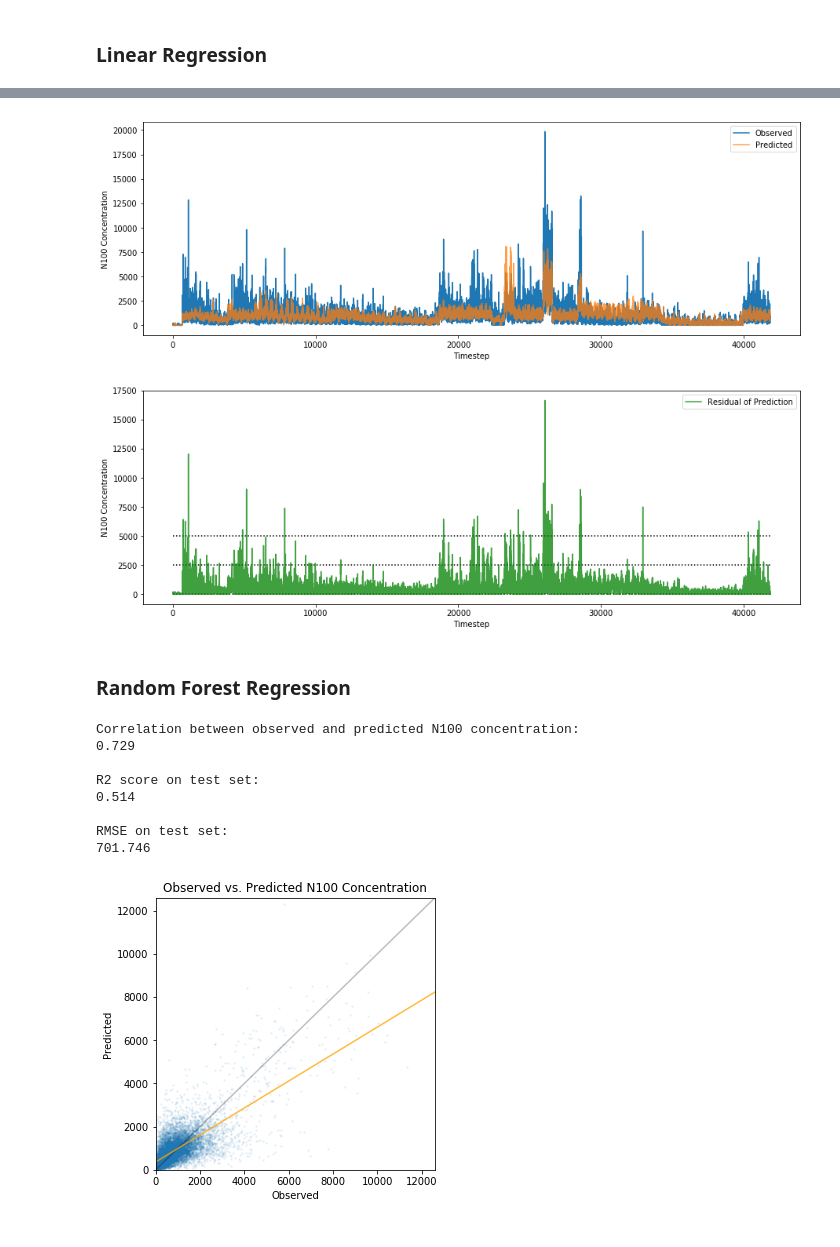
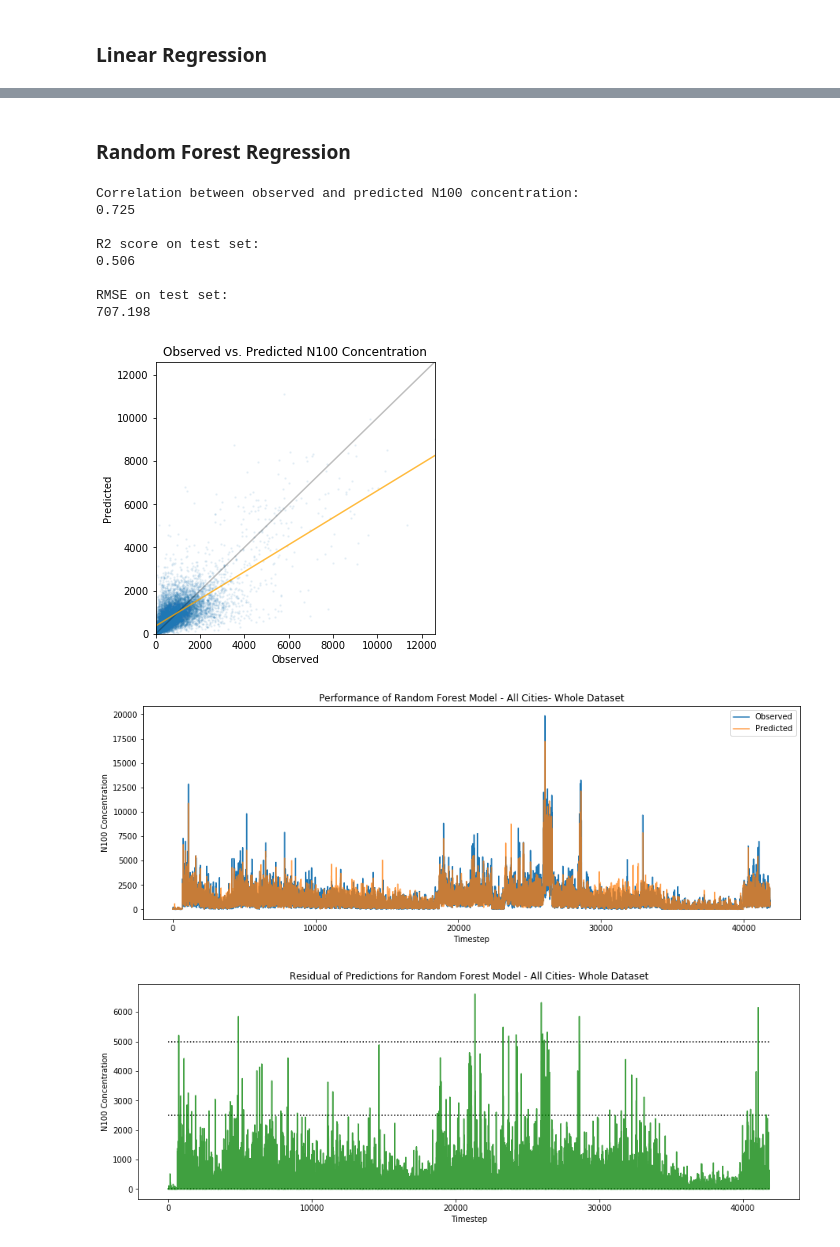
Before and after one commit to ellarauth/aerosol-modeling, a Jupyter notebook: notebooks/explore.ipynb, the cells around one changed output, grey strips where cells are left out. Saved outputs shown, nothing was run; the diff lists cells and outputs as text; code cells hidden in the pictures.

```diff
--- a/notebooks/explore.ipynb
+++ b/notebooks/explore.ipynb
@@ -195,8 +193,7 @@ def calc_trend_resid(data, non_numeric, window_size):
     for ma_var in ma_vars:
         data[ma_var+'_trend'] = data_ma[ma_var]
 
-    data = data[window_size:]
-    return data
+    return data[window_size:]
 
 
 def add_trend_resid(data, non_numeric, window_size):
@@ -212,11 +209,9 @@ def add_trend_resid(data, non_numeric, window_size):
             data_cities.append(subset)
 
         # joining the data from each city with the original dataframe and removing the unique ids
-        data = pd.concat(data_cities)
+        return pd.concat(data_cities)
     else:
-        data = calc_trend_resid(data, non_numeric, window_size)
-
-    return data
+        return calc_trend_resid(data, non_numeric, window_size)
 # %% [markdown]
 ## Creating the dataset
 # %%
@@ -277,7 +272,7 @@ def transform_data(data, dates):
 
     # temperature trend
     if use_t:
-        data_comb.append(np.exp(0.047*data.t_trend + 0.063*data.t_res - 6.948))  # pre-calculated transformation
+        data_comb.append(np.exp(0.04758*data.t_trend + 0.05*data.t_res - 7.049))  # pre-calculated transformation
         if use_residual:
             data_comb.append(data.t_trend)  # trend
             data_comb.append(data.t_res)  # residual
@@ -727,56 +790,45 @@ RMSE on test set:
-# %%
-predictions = model.predict(np.array(df_comb[predictors]))
-
-# removing negative values
-predictions[predictions < 0] = 0
-
-# reverse transforming the data if neccessary
-if trans_n100:
-    predictions = np.exp(predictions)
-
-plt.figure(figsize=(15, 5))
-plt.plot(df.n100, label='Observed')
-plt.plot(predictions, label='Predicted', alpha=0.75)
-plt.xlabel('Timestep')
-plt.ylabel('N100 Concentration')
-plt.legend()
-
-plt.figure(figsize=(15, 5))
-plt.plot(np.abs(df.n100 - predictions), label='Residual of Prediction', c='green', alpha=0.75)
-plt.hlines([0, 2500, 5000], 0, len(predictions), linestyles = 'dotted')
-plt.xlabel('Timestep')
-plt.ylabel('N100 Concentration')
-plt.legend();
-# %% [output]
-[figure, removed]
-[figure, removed]
 # %% [markdown]
 ### Random Forest Regression
 # %%
-# Random Forest
+# fitting the random forest model
 model = RandomForestRegressor(n_estimators=len(predictors)).fit(X_train, y_train)
+
+# making test set predictions
 predictions = model.predict(X_test)
 
-# removing negative values
+# removing predictions that are negative
 predictions[predictions < 0] = 0
 
+# checking if the n100 data was log-transformed
 if trans_n100:
+    # plotting log(observed) vs. log(predicted) n100 concentrations
     log_log_eval(predictions)
 
-# reverse transforming the data if neccessary
-if trans_n100:
+    # reverse transforming the data if neccessary
     predictions = np.exp(predictions)
 
+# plotting observed vs. predicted n100 concentrations
 corr_eval(predictions)
+
+# evaluating the model performance
 eval_model(predictions, model)
-# plot_results('Random Forest', predictions)
+
+# making predictions for the whole dataset
+predictions = model.predict(np.array(df_comb[predictors]))
+predictions[predictions < 0] = 0
+predictions = np.exp(predictions) if trans_n100 else predictions
+
+# plotting the observed and predicted n100 concentrations against time
+plot_all_results('Random Forest', predictions, df)
 # %% [output]
 Correlation between observed and predicted N100 concentration:
-0.729
+0.725
 
 R2 score on test set:
-0.514
+0.506
 
 RMSE on test set:
-701.746
+707.198
-[figure, old version]
+[figure, new version]
+[figure, added]
+[figure, added]
```
Also changed, not shown: parts of 20 cells of this notebook.
